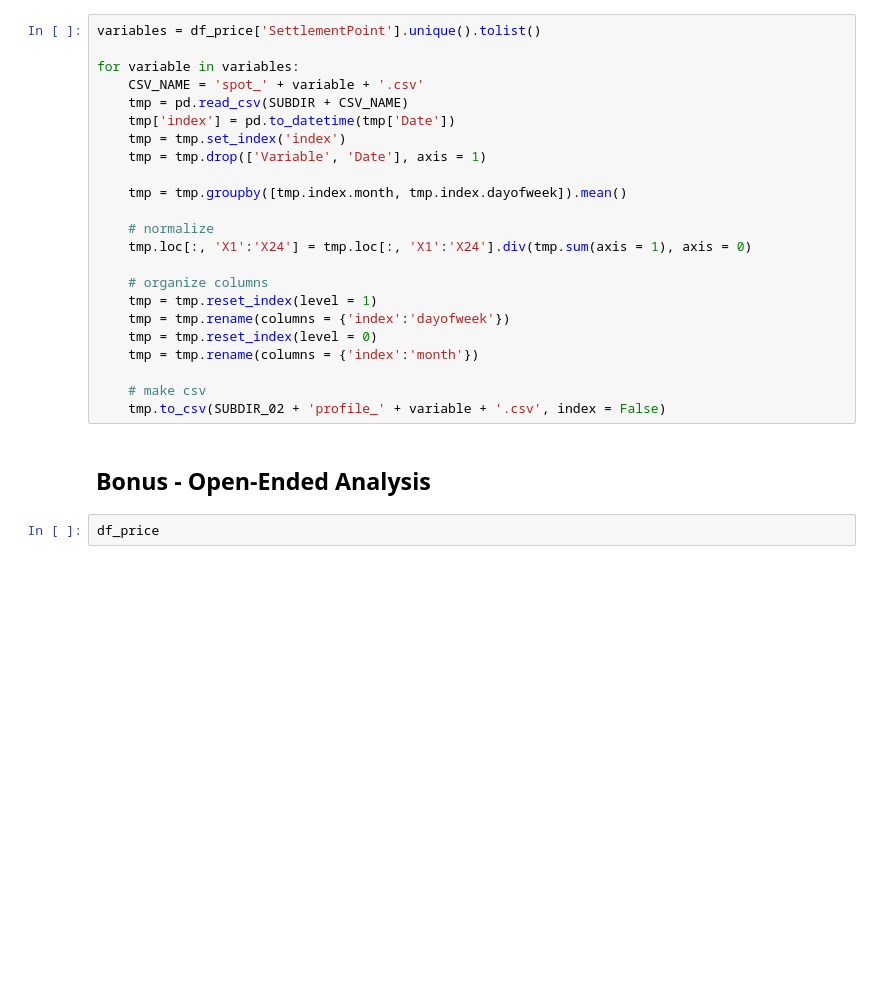
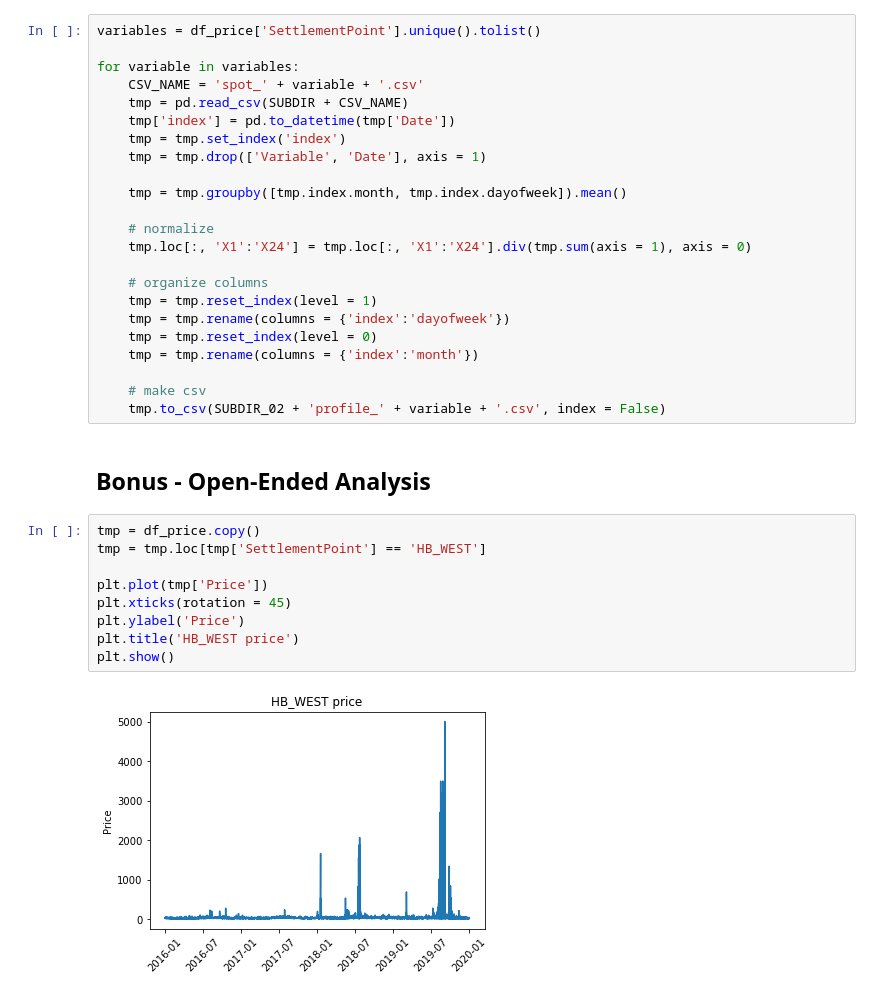
Before and after one commit to yukikitayama/cquant, a Jupyter notebook: main.ipynb, the cells around one changed output. Cells and saved outputs as stored; diff of their text form; blank space fills up the shorter version.

```diff
--- a/main.ipynb
+++ b/main.ipynb
@@ -717,5 +717,14 @@ for variable in variables:
     tmp.to_csv(SUBDIR_02 + 'profile_' + variable + '.csv', index = False)
 # %% [markdown]
 ## Bonus - Open-Ended Analysis
-# %%
-df_price
+# %%
+tmp = df_price.copy()
+tmp = tmp.loc[tmp['SettlementPoint'] == 'HB_WEST']
+
+plt.plot(tmp['Price'])
+plt.xticks(rotation = 45)
+plt.ylabel('Price')
+plt.title('HB_WEST price')
+plt.show()
+# %% [output]
+[figure, added]
```
Also changed, not shown: parts of 3 cells of this notebook.
